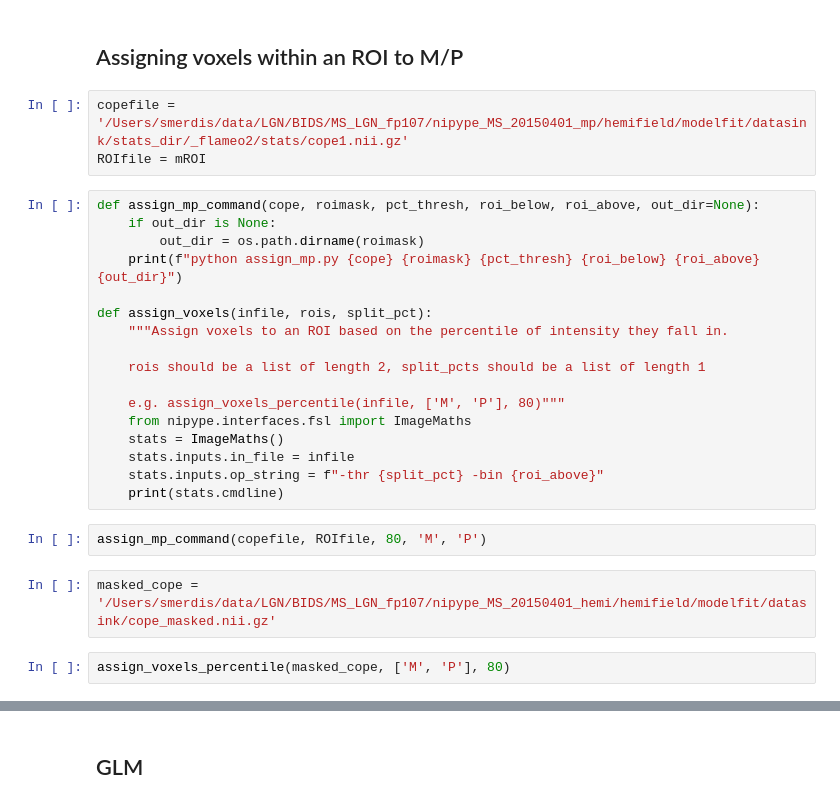
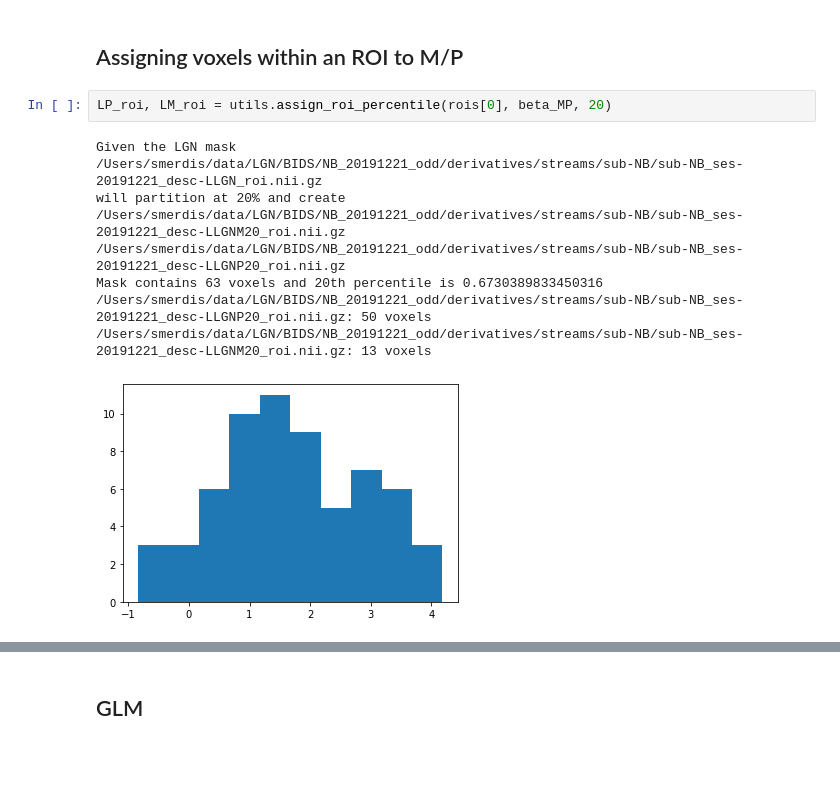
Before and after one commit to smerdis/streams, a Jupyter notebook: glm_code/NB_20191221 LGN.ipynb, the cells around one changed output, grey strips where cells are left out. Cells and saved outputs as stored; diff of their text form; blank space fills up the shorter version.

```diff
--- a/glm_code/NB_20191221 LGN.ipynb
+++ b/glm_code/NB_20191221 LGN.ipynb
@@ -1045,29 +1099,15 @@ lgn_voxel_mask_coh = np.logical_and((coh[0] > lgn_coh_low), (coh[0] < lgn_coh_hi
 np.count_nonzero(lgn_voxel_mask_coh)
 # %% [markdown]
 ## Assigning voxels within an ROI to M/P
-# %%
-copefile = '/Users/smerdis/data/LGN/BIDS/MS_LGN_fp107/nipype_MS_20150401_mp/hemifield/modelfit/datasink/stats_dir/_flameo2/stats/cope1.nii.gz'
-ROIfile = mROI
-# %%
-def assign_mp_command(cope, roimask, pct_thresh, roi_below, roi_above, out_dir=None):
-    if out_dir is None:
-        out_dir = os.path.dirname(roimask)
-    print(f"python assign_mp.py {cope} {roimask} {pct_thresh} {roi_below} {roi_above} {out_dir}")
-
-def assign_voxels(infile, rois, split_pct):
-    """Assign voxels to an ROI based on the percentile of intensity they fall in.
-
-    rois should be a list of length 2, split_pcts should be a list of length 1
-
-    e.g. assign_voxels_percentile(infile, ['M', 'P'], 80)"""
-    from nipype.interfaces.fsl import ImageMaths
-    stats = ImageMaths()
-    stats.inputs.in_file = infile
-    stats.inputs.op_string = f"-thr {split_pct} -bin {roi_above}"
-    print(stats.cmdline)
-# %%
-assign_mp_command(copefile, ROIfile, 80, 'M', 'P')
-# %%
-masked_cope = '/Users/smerdis/data/LGN/BIDS/MS_LGN_fp107/nipype_MS_20150401_hemi/hemifield/modelfit/datasink/cope_masked.nii.gz'
-# %%
-assign_voxels_percentile(masked_cope, ['M', 'P'], 80)
+# %%
+LP_roi, LM_roi = utils.assign_roi_percentile(rois[0], beta_MP, 20)
+# %% [output]
+Given the LGN mask
+/Users/smerdis/data/LGN/BIDS/NB_20191221_odd/derivatives/streams/sub-NB/sub-NB_ses-20191221_desc-LLGN_roi.nii.gz
+will partition at 20% and create
+/Users/smerdis/data/LGN/BIDS/NB_20191221_odd/derivatives/streams/sub-NB/sub-NB_ses-20191221_desc-LLGNM20_roi.nii.gz
+/Users/smerdis/data/LGN/BIDS/NB_20191221_odd/derivatives/streams/sub-NB/sub-NB_ses-20191221_desc-LLGNP20_roi.nii.gz
+Mask contains 63 voxels and 20th percentile is 0.6730389833450316
+/Users/smerdis/data/LGN/BIDS/NB_20191221_odd/derivatives/streams/sub-NB/sub-NB_ses-20191221_desc-LLGNP20_roi.nii.gz: 50 voxels
+/Users/smerdis/data/LGN/BIDS/NB_20191221_odd/derivatives/streams/sub-NB/sub-NB_ses-20191221_desc-LLGNM20_roi.nii.gz: 13 voxels
+[figure, added]
```
Also changed, not shown: parts of 33 cells of this notebook, 1 other file.
